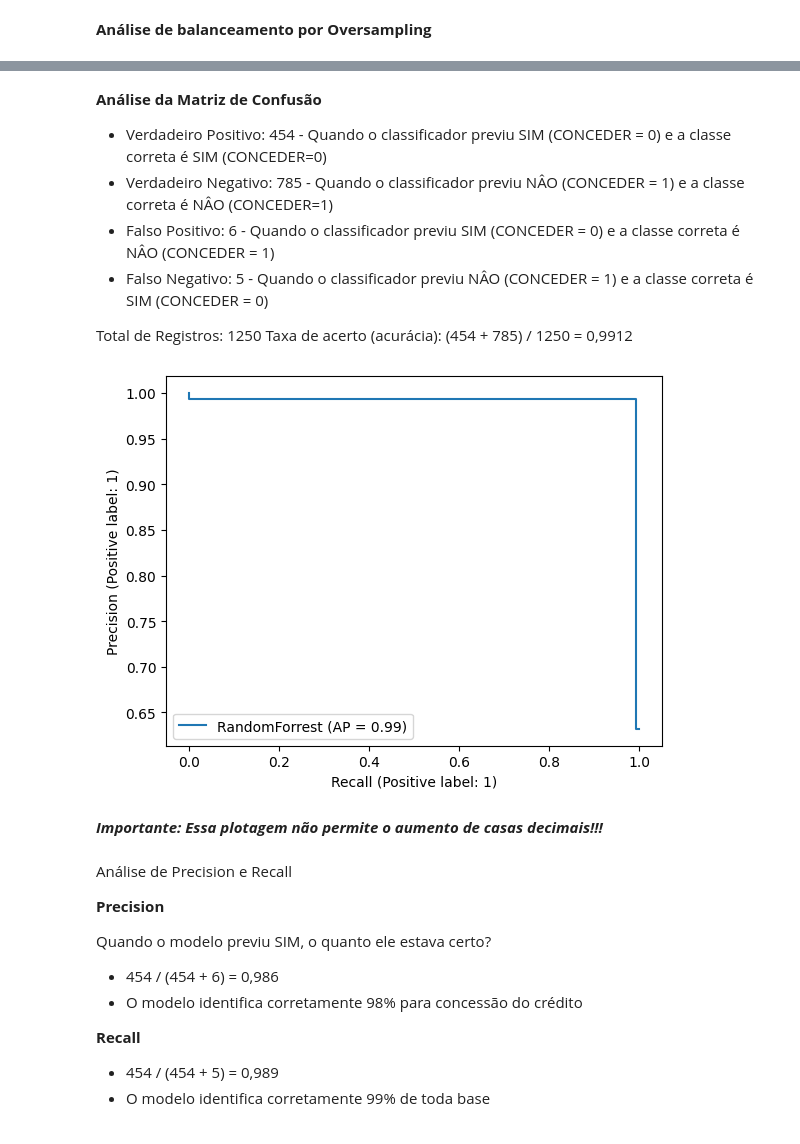
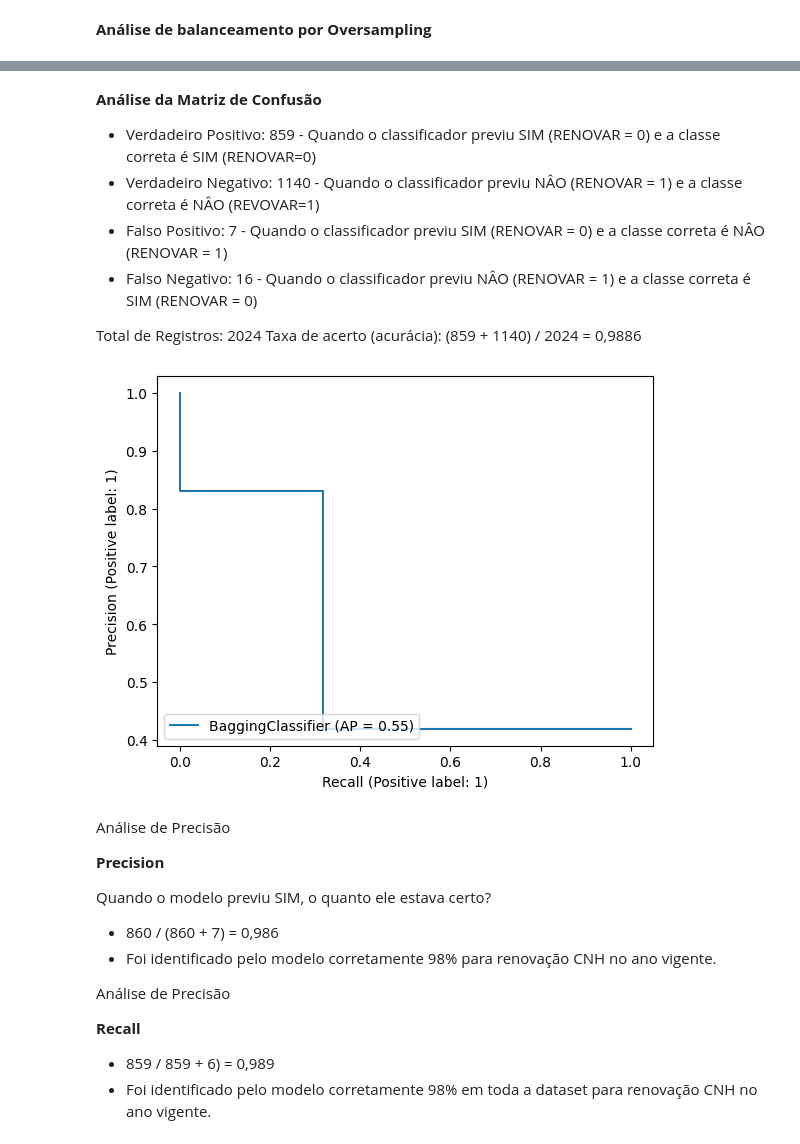
Before and after one commit to leonardosva/mvp_cnh, a Jupyter notebook: MVP_CNH.ipynb, the cells around one changed output, grey strips where cells are left out. Cells and saved outputs as stored; diff of their text form; code cells hidden in the pictures.

```diff
--- a/MVP_CNH.ipynb
+++ b/MVP_CNH.ipynb
@@ -61,7 +72,7 @@ from statistics import mean
 # %%
 # Carregar os dados
 
-url = "https://raw.githubusercontent.com/leonardosva/mvp_cnh/main/base_cnh_mvp.csv"
-data_cnh = pd.read_csv(url, delimiter=',') # leitura do dataset CNH
+url = "https://raw.githubusercontent.com/leonardosva/mvp_cnh/main/dataset_cnh.csv"
+data_cnh = pd.read_csv(url, delimiter=';') # leitura do dataset CNH
 data_cnh.head(10) # exibição das 10 primeiras linhas do dataset CNH
 # %% [output]
@@ -500,7 +526,10 @@ GB-norm 0.9932212348156376 {'GB__criterion': 'friedman_mse', 'GB__loss': 'expone
 scaler = StandardScaler().fit(X_cnh_training) # ajuste do scaler com o conjunto de treino
 rescaledX = scaler.transform(X_cnh_training) # aplicação da padronização no conjunto de treino
 #model = RandomForestClassifier(n_estimators=100, max_features=1.0, criterion='log_loss', max_depth=15)
-model = GradientBoostingClassifier(n_estimators=100, max_features=1.0, criterion='log_loss', max_depth=15)
+model = BaggingClassifier(n_estimators=100, max_features=1.0, estimator=base, max_samples=5)
+#model = GradientBoostingClassifier(n_estimators=100, max_features=1.0, max_depth=15)
+
+
 model.fit(rescaledX, y_cnh_training)
 
 # Estimativa da acurácia no conjunto de teste
@@ -531,34 +561,34 @@ cm_display = ConfusionMatrixDisplay(cm).plot()
 # %% [markdown]
 **Análise da Matriz de Confusão**
 
-- Verdadeiro Positivo: 454 - Quando o classificador previu SIM (CONCEDER = 0) e a classe correta é SIM (CONCEDER=0)
-- Verdadeiro Negativo: 785 - Quando o classificador previu NÂO (CONCEDER = 1) e a classe correta é NÂO (CONCEDER=1)
-- Falso Positivo: 6 - Quando o classificador previu SIM (CONCEDER = 0) e a classe correta é NÂO (CONCEDER = 1)
-- Falso Negativo: 5 - Quando o classificador previu NÂO (CONCEDER = 1) e a classe correta é SIM (CONCEDER = 0)
+- Verdadeiro Positivo: 859 - Quando o classificador previu SIM (RENOVAR = 0) e a classe correta é SIM (RENOVAR=0)
+- Verdadeiro Negativo: 1140 - Quando o classificador previu NÂO (RENOVAR = 1) e a classe correta é NÂO (REVOVAR=1)
+- Falso Positivo: 7 - Quando o classificador previu SIM (RENOVAR = 0) e a classe correta é NÂO (RENOVAR = 1)
+- Falso Negativo: 16 - Quando o classificador previu NÂO (RENOVAR = 1) e a classe correta é SIM (RENOVAR = 0)
 
-Total de Registros: 1250
-Taxa de acerto (acurácia): (454 + 785) / 1250 = 0,9912
+Total de Registros: 2024
+Taxa de acerto (acurácia): (859 + 1140) / 2024 = 0,9886
 # %%
 from sklearn.metrics import PrecisionRecallDisplay
 
-display = PrecisionRecallDisplay.from_predictions(y_cnh_test, predictions, name="RandomForrest")
+display = PrecisionRecallDisplay.from_predictions(y_cnh_test, predictions, name="BaggingClassifier")
 plt.show()
 # %% [output]
-[figure, old version]
+[figure, new version]
-# %% [markdown]
-***Importante: Essa plotagem não permite o aumento de casas decimais!!!***
 # %% [markdown]
-Análise de Precision e Recall
+Análise de Precisão
 
 **Precision**
 
 Quando o modelo previu SIM, o quanto ele estava certo?
-- 454 / (454 + 6) = 0,986
-- O modelo identifica corretamente 98% para concessão do crédito
+- 860 / (860 + 7) = 0,986
+- Foi identificado pelo modelo corretamente 98% para renovação CNH no ano vigente.
+
+Análise de Precisão
 
 **Recall**
-- 454 / (454 + 5) = 0,989
-- O modelo identifica corretamente 99% de toda base
+- 859 / 859 + 6) = 0,989
+- Foi identificado pelo modelo corretamente 98% em toda a dataset para renovação CNH no ano vigente.
 # %%
 # Simulando a aplicação do modelo em dados não vistos
 # Novos dados - não sabemos a classe!
```
Also changed, not shown: parts of 26 cells of this notebook.
